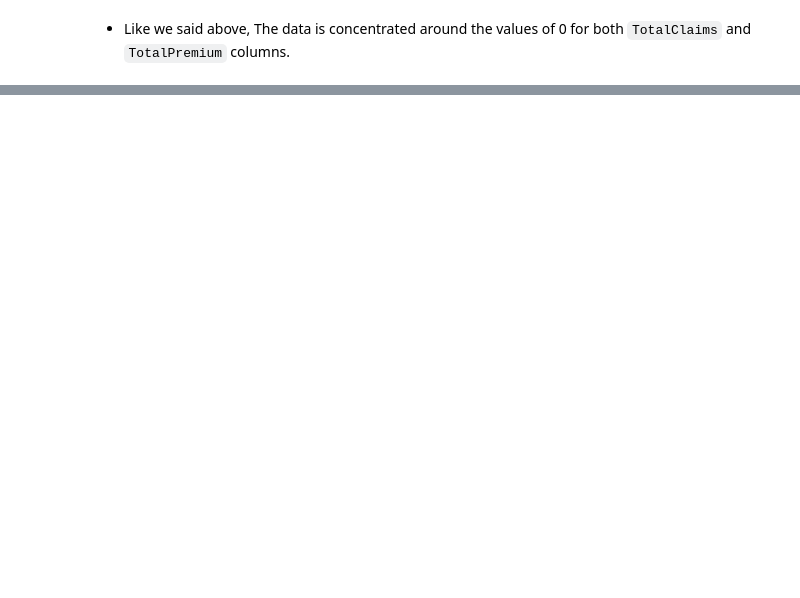
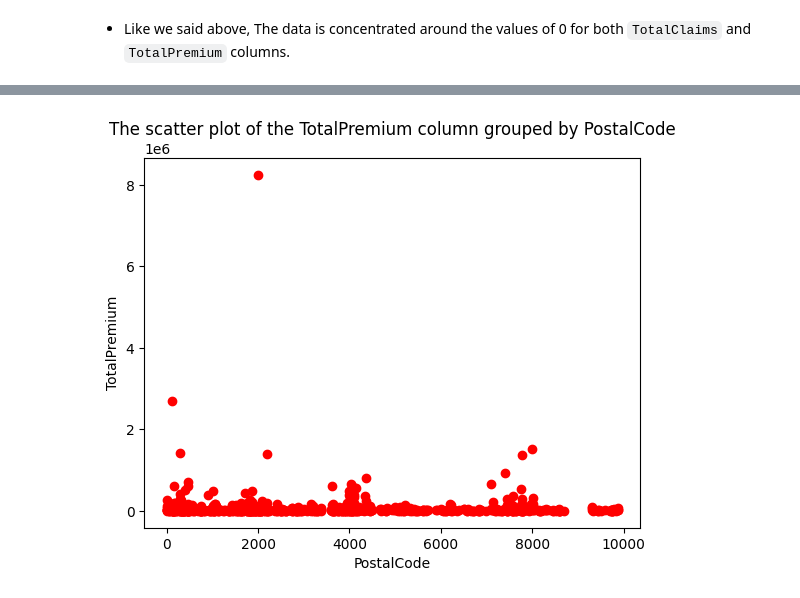
Before and after one commit to Leoul39/AIM-Week_3, a Jupyter notebook: notebooks/EDA.ipynb, the cells around one changed output, grey strips where cells are left out. Saved outputs shown, nothing was run; the diff lists cells and outputs as text; code cells hidden in the pictures; blank space fills up the shorter version.

```diff
--- a/notebooks/EDA.ipynb
+++ b/notebooks/EDA.ipynb
@@ -183,0 +161,4 @@ Name: count, Length: 38959, dtype: int64
+# %%
+cl.scatter_postalcode('TotalPremium')
+# %% [output]
+[figure, added]
```
Also changed, not shown: parts of 37 cells of this notebook.
